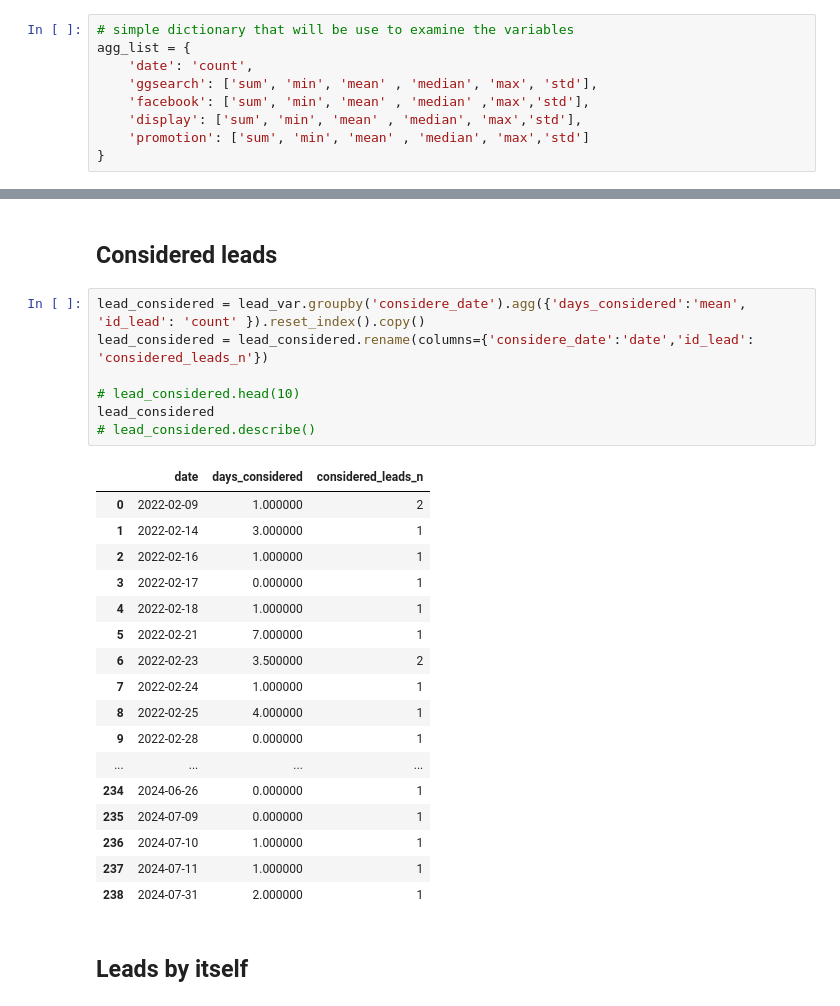
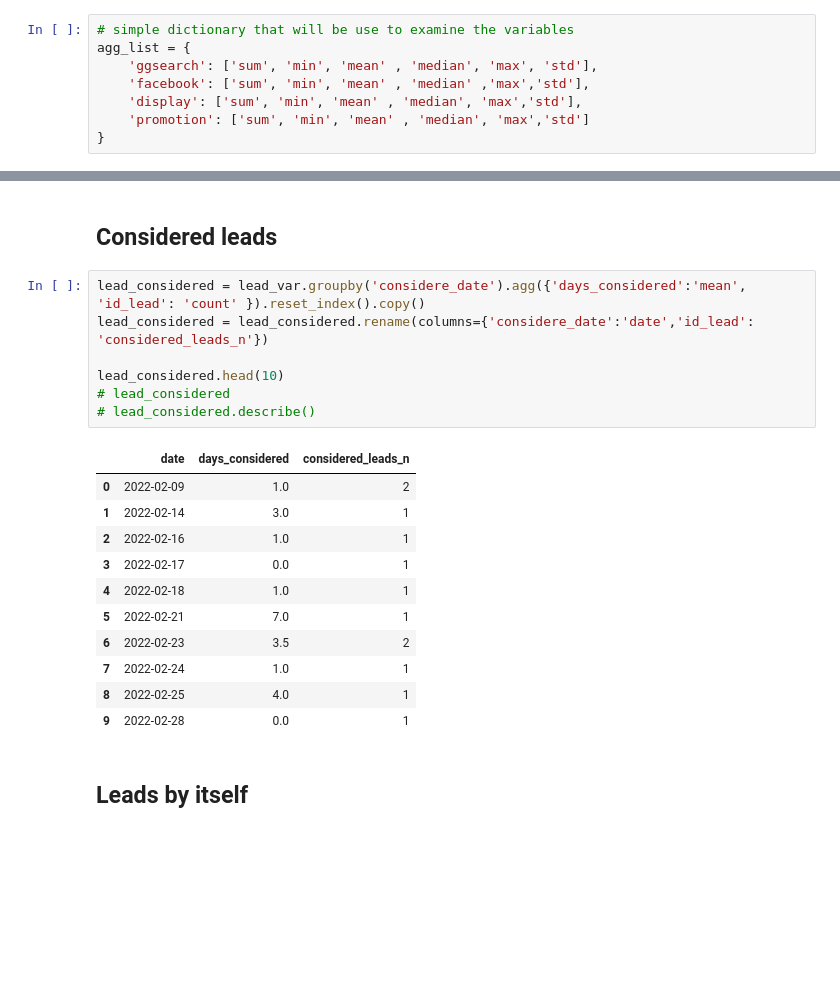
Before and after one commit to Jmartinetel/Macarta_test, a Jupyter notebook: munge/01_data_prep.ipynb, the cells around one changed output, grey strips where cells are left out. Saved outputs shown, nothing was run; the diff lists cells and outputs as text; blank space fills up the shorter version.

```diff
--- a/munge/01_data_prep.ipynb
+++ b/munge/01_data_prep.ipynb
@@ -143,7 +160,6 @@ media_rn.head(10
 # %%
 # simple dictionary that will be use to examine the variables
 agg_list = {
-    'date': 'count',
     'ggsearch': ['sum', 'min', 'mean' , 'median', 'max', 'std'],
     'facebook': ['sum', 'min', 'mean' , 'median' ,'max','std'],
     'display': ['sum', 'min', 'mean' , 'median', 'max','std'],
@@ -513,28 +567,22 @@ lead_compra.describe()
 # %%
 lead_considered = lead_var.groupby('considere_date').agg({'days_considered':'mean', 'id_lead': 'count' }).reset_index().copy()
 lead_considered = lead_considered.rename(columns={'considere_date':'date','id_lead': 'considered_leads_n'})
 
-# lead_considered.head(10)
-lead_considered
+lead_considered.head(10)
+# lead_considered
 # lead_considered.describe()
 # %% [output]
 |  | date | days_considered | considered_leads_n |
-| 0 | 2022-02-09 | 1.000000 | 2 |
-| 1 | 2022-02-14 | 3.000000 | 1 |
-| 2 | 2022-02-16 | 1.000000 | 1 |
-| 3 | 2022-02-17 | 0.000000 | 1 |
-| 4 | 2022-02-18 | 1.000000 | 1 |
-| 5 | 2022-02-21 | 7.000000 | 1 |
-| 6 | 2022-02-23 | 3.500000 | 2 |
-| 7 | 2022-02-24 | 1.000000 | 1 |
-| 8 | 2022-02-25 | 4.000000 | 1 |
-| 9 | 2022-02-28 | 0.000000 | 1 |
-| ... | ... | ... | ... |
-| 234 | 2024-06-26 | 0.000000 | 1 |
-| 235 | 2024-07-09 | 0.000000 | 1 |
-| 236 | 2024-07-10 | 1.000000 | 1 |
-| 237 | 2024-07-11 | 1.000000 | 1 |
-| 238 | 2024-07-31 | 2.000000 | 1 |
+| 0 | 2022-02-09 | 1.0 | 2 |
+| 1 | 2022-02-14 | 3.0 | 1 |
+| 2 | 2022-02-16 | 1.0 | 1 |
+| 3 | 2022-02-17 | 0.0 | 1 |
+| 4 | 2022-02-18 | 1.0 | 1 |
+| 5 | 2022-02-21 | 7.0 | 1 |
+| 6 | 2022-02-23 | 3.5 | 2 |
+| 7 | 2022-02-24 | 1.0 | 1 |
+| 8 | 2022-02-25 | 4.0 | 1 |
+| 9 | 2022-02-28 | 0.0 | 1 |
 # %% [markdown]
 ## Leads by itself
 # %%
```
Also changed, not shown: parts of 9 cells of this notebook, 7 other files.
